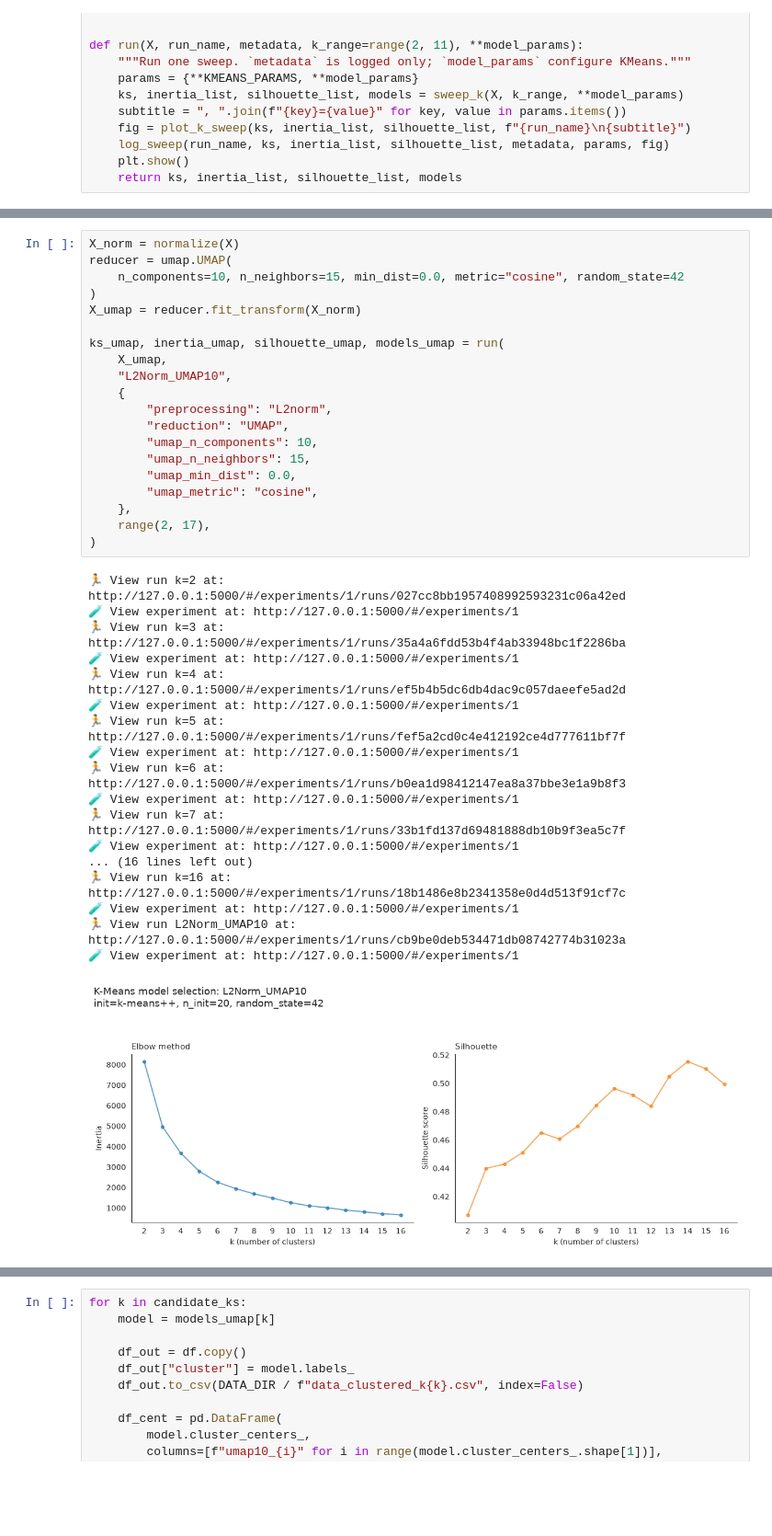
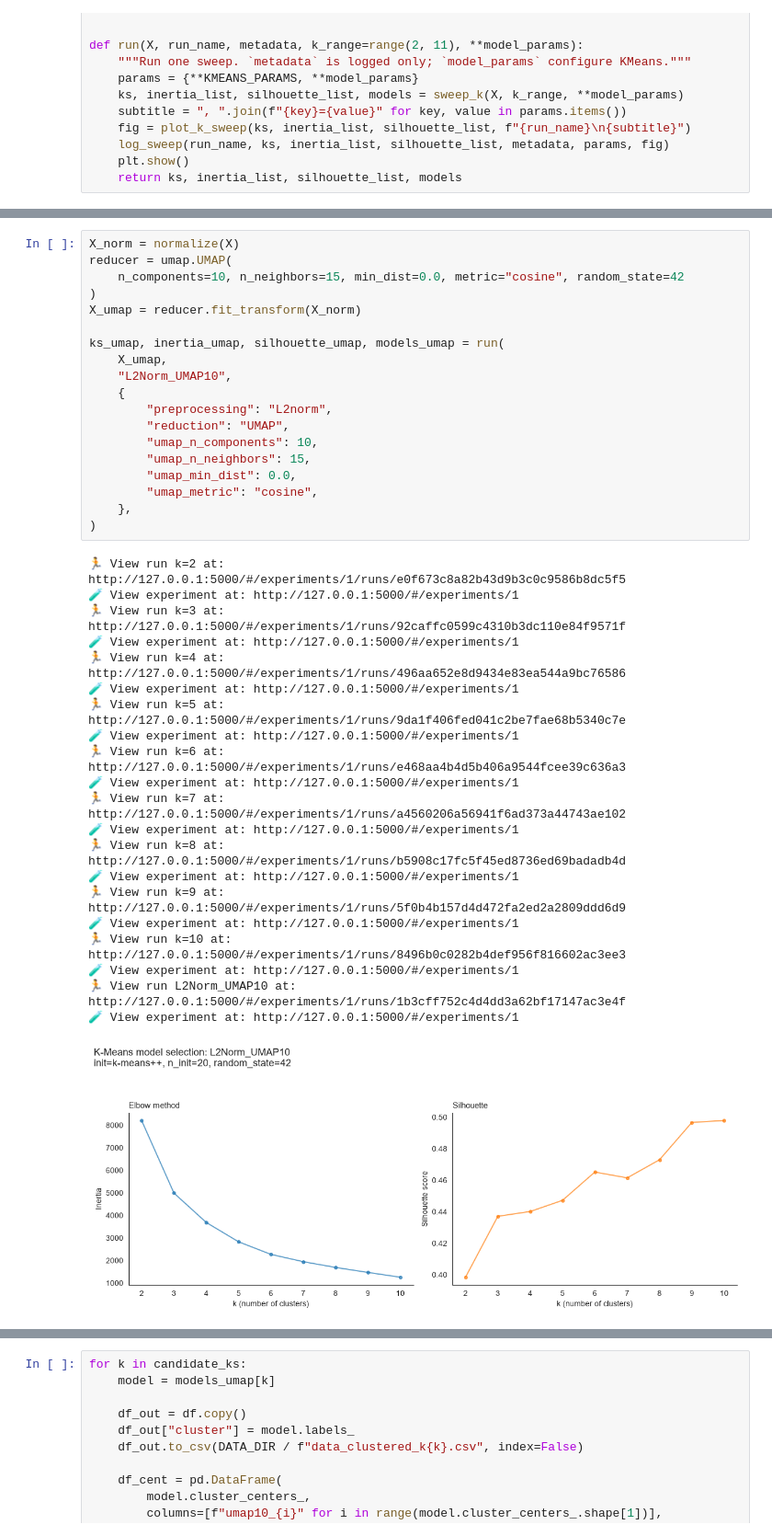
Before and after one commit to 3alae-22/Arix-Research-Paper-Recommendation-System, a Jupyter notebook: notebooks/03_training.ipynb, the cells around one changed output, grey strips where cells are left out. Shown at 92% size. Cells and saved outputs as stored; diff of their text form; blank space fills up the shorter version.

```diff
--- a/notebooks/03_training.ipynb
+++ b/notebooks/03_training.ipynb
@@ -162,42 +163,44 @@ run(
 # %%
 X_norm = normalize(X)
 reducer = umap.UMAP(
     n_components=10, n_neighbors=15, min_dist=0.0, metric="cosine", random_state=42
 )
 X_umap = reducer.fit_transform(X_norm)
 
 ks_umap, inertia_umap, silhouette_umap, models_umap = run(
     X_umap,
     "L2Norm_UMAP10",
     {
         "preprocessing": "L2norm",
         "reduction": "UMAP",
         "umap_n_components": 10,
         "umap_n_neighbors": 15,
         "umap_min_dist": 0.0,
         "umap_metric": "cosine",
     },
-    range(2, 17),
 )
 # %% [output]
-🏃 View run k=2 at: http://127.0.0.1:5000/#/experiments/1/runs/027cc8bb1957408992593231c06a42ed
+🏃 View run k=2 at: http://127.0.0.1:5000/#/experiments/1/runs/e0f673c8a82b43d9b3c0c9586b8dc5f5
 🧪 View experiment at: http://127.0.0.1:5000/#/experiments/1
-🏃 View run k=3 at: http://127.0.0.1:5000/#/experiments/1/runs/35a4a6fdd53b4f4ab33948bc1f2286ba
+🏃 View run k=3 at: http://127.0.0.1:5000/#/experiments/1/runs/92caffc0599c4310b3dc110e84f9571f
 🧪 View experiment at: http://127.0.0.1:5000/#/experiments/1
-🏃 View run k=4 at: http://127.0.0.1:5000/#/experiments/1/runs/ef5b4b5dc6db4dac9c057daeefe5ad2d
+🏃 View run k=4 at: http://127.0.0.1:5000/#/experiments/1/runs/496aa652e8d9434e83ea544a9bc76586
 🧪 View experiment at: http://127.0.0.1:5000/#/experiments/1
-🏃 View run k=5 at: http://127.0.0.1:5000/#/experiments/1/runs/fef5a2cd0c4e412192ce4d777611bf7f
+🏃 View run k=5 at: http://127.0.0.1:5000/#/experiments/1/runs/9da1f406fed041c2be7fae68b5340c7e
 🧪 View experiment at: http://127.0.0.1:5000/#/experiments/1
-🏃 View run k=6 at: http://127.0.0.1:5000/#/experiments/1/runs/b0ea1d98412147ea8a37bbe3e1a9b8f3
+🏃 View run k=6 at: http://127.0.0.1:5000/#/experiments/1/runs/e468aa4b4d5b406a9544fcee39c636a3
 🧪 View experiment at: http://127.0.0.1:5000/#/experiments/1
-🏃 View run k=7 at: http://127.0.0.1:5000/#/experiments/1/runs/33b1fd137d69481888db10b9f3ea5c7f
+🏃 View run k=7 at: http://127.0.0.1:5000/#/experiments/1/runs/a4560206a56941f6ad373a44743ae102
 🧪 View experiment at: http://127.0.0.1:5000/#/experiments/1
-... (16 lines left out)
-🏃 View run k=16 at: http://127.0.0.1:5000/#/experiments/1/runs/18b1486e8b2341358e0d4d513f91cf7c
+🏃 View run k=8 at: http://127.0.0.1:5000/#/experiments/1/runs/b5908c17fc5f45ed8736ed69badadb4d
 🧪 View experiment at: http://127.0.0.1:5000/#/experiments/1
-🏃 View run L2Norm_UMAP10 at: http://127.0.0.1:5000/#/experiments/1/runs/cb9be0deb534471db08742774b31023a
+🏃 View run k=9 at: http://127.0.0.1:5000/#/experiments/1/runs/5f0b4b157d4d472fa2ed2a2809ddd6d9
 🧪 View experiment at: http://127.0.0.1:5000/#/experiments/1
+🏃 View run k=10 at: http://127.0.0.1:5000/#/experiments/1/runs/8496b0c0282b4def956f816602ac3ee3
+🧪 View experiment at: http://127.0.0.1:5000/#/experiments/1
+🏃 View run L2Norm_UMAP10 at: http://127.0.0.1:5000/#/experiments/1/runs/1b3cff752c4d4dd3a62bf17147ac3e4f
+🧪 View experiment at: http://127.0.0.1:5000/#/experiments/1
-[figure, old version]
+[figure, new version]
 # %%
 reducer_2d = umap.UMAP(
     n_components=2, n_neighbors=15, min_dist=0.0, metric="cosine", random_state=42
```
Also changed, not shown: parts of 3 cells of this notebook, 11 other files.
